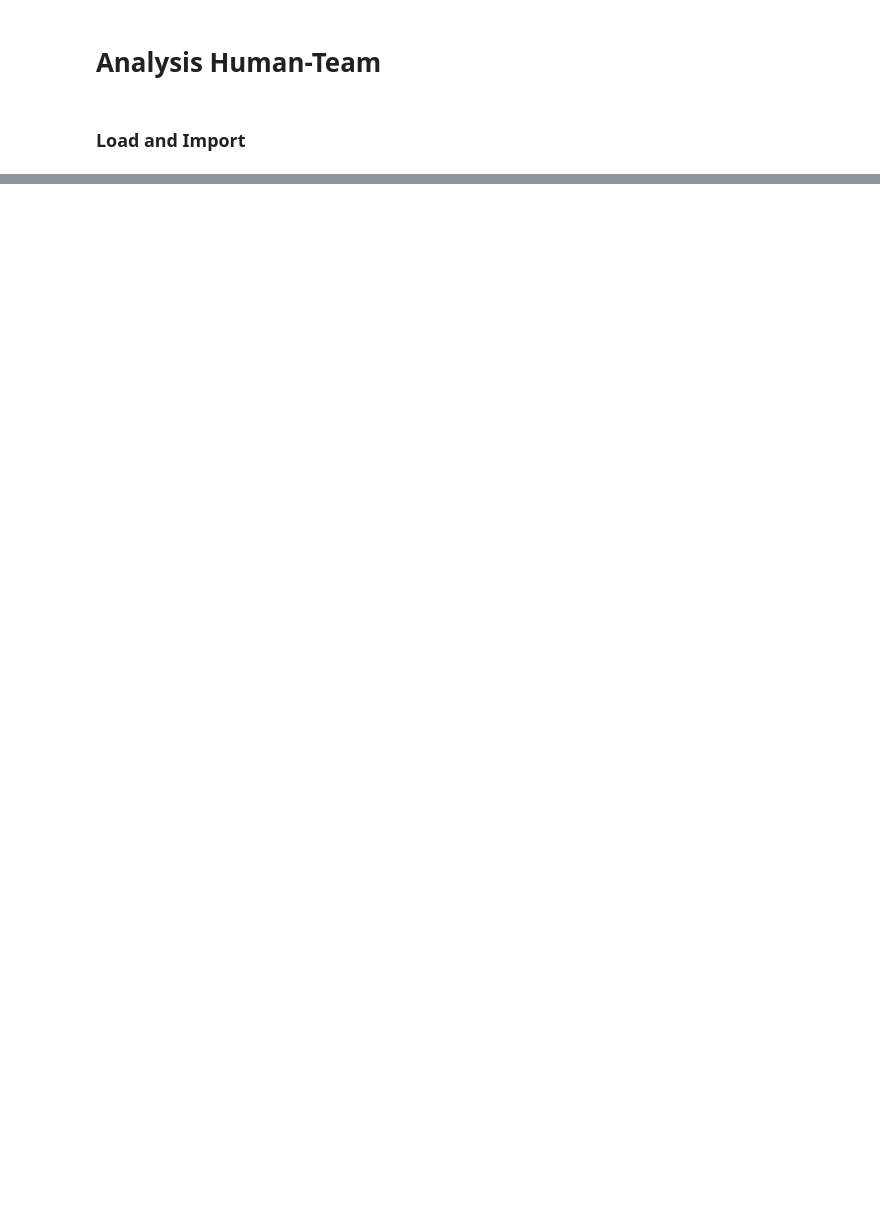
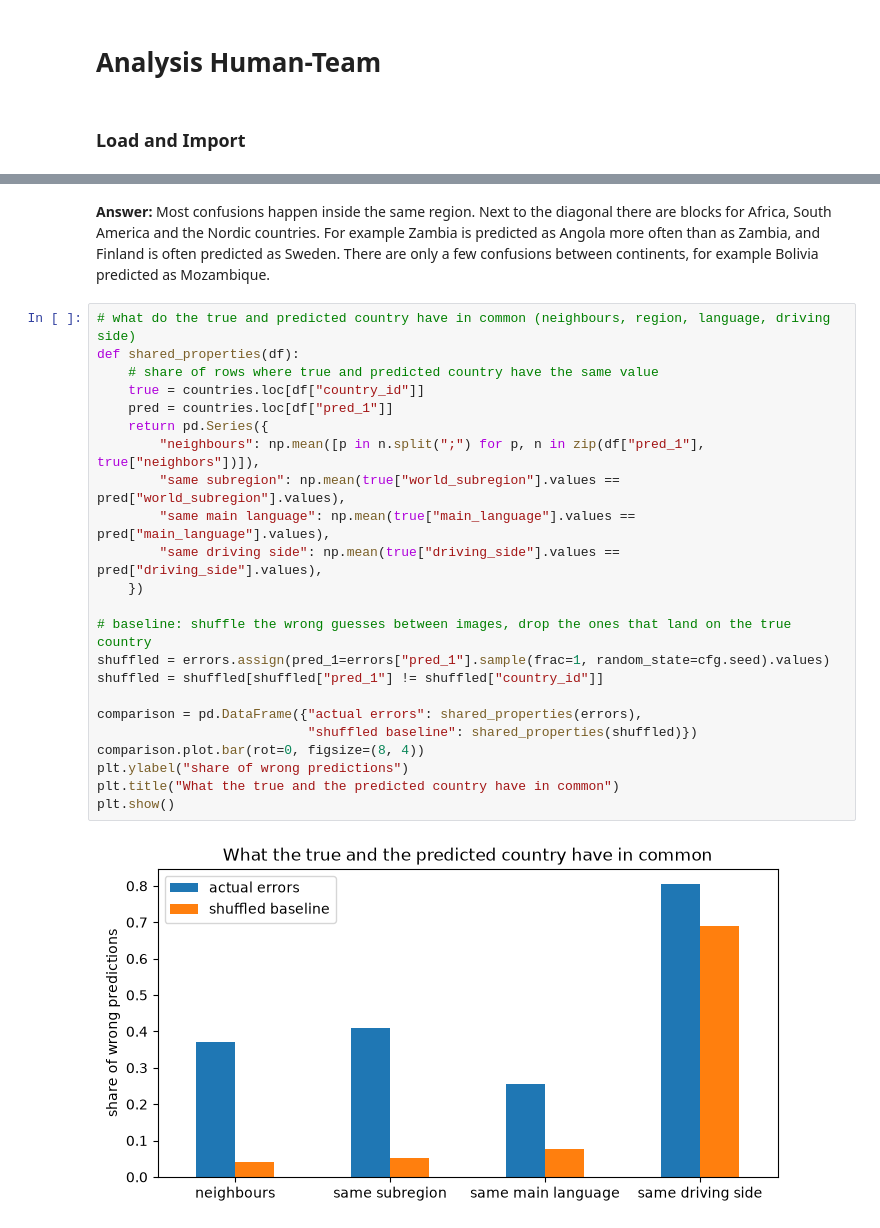
Before and after one commit to mhammer3366/ai_and_visualisation_OpenSI, a Jupyter notebook: notebooks/phase1_Human.ipynb, the cells around one changed output, grey strips where cells are left out. Cells and saved outputs as stored; diff of their text form; blank space fills up the shorter version.

```diff
--- a/notebooks/phase1_Human.ipynb
+++ b/notebooks/phase1_Human.ipynb
@@ -62,0 +114,27 @@ print(f"{len(preds):,} predictions | {len(pilot_ids):,} pilot images | model: {i
+# %% [markdown]
+**Answer:** Most confusions happen inside the same region. Next to the diagonal there are blocks for Africa, South America and the Nordic countries. For example Zambia is predicted as Angola more often than as Zambia, and Finland is often predicted as Sweden. There are only a few confusions between continents, for example Bolivia predicted as Mozambique.
+# %%
+# what do the true and predicted country have in common (neighbours, region, language, driving side)
+def shared_properties(df):
+    # share of rows where true and predicted country have the same value
+    true = countries.loc[df["country_id"]]
+    pred = countries.loc[df["pred_1"]]
+    return pd.Series({
+        "neighbours": np.mean([p in n.split(";") for p, n in zip(df["pred_1"], true["neighbors"])]),
+        "same subregion": np.mean(true["world_subregion"].values == pred["world_subregion"].values),
+        "same main language": np.mean(true["main_language"].values == pred["main_language"].values),
+        "same driving side": np.mean(true["driving_side"].values == pred["driving_side"].values),
+    })
+
+# baseline: shuffle the wrong guesses between images, drop the ones that land on the true country
+shuffled = errors.assign(pred_1=errors["pred_1"].sample(frac=1, random_state=cfg.seed).values)
+shuffled = shuffled[shuffled["pred_1"] != shuffled["country_id"]]
+
+comparison = pd.DataFrame({"actual errors": shared_properties(errors),
+                           "shuffled baseline": shared_properties(shuffled)})
+comparison.plot.bar(rot=0, figsize=(8, 4))
+plt.ylabel("share of wrong predictions")
+plt.title("What the true and the predicted country have in common")
+plt.show()
+# %% [output]
+[figure, added]
```
Also changed, not shown: parts of 13 cells of this notebook, 1 other file.
